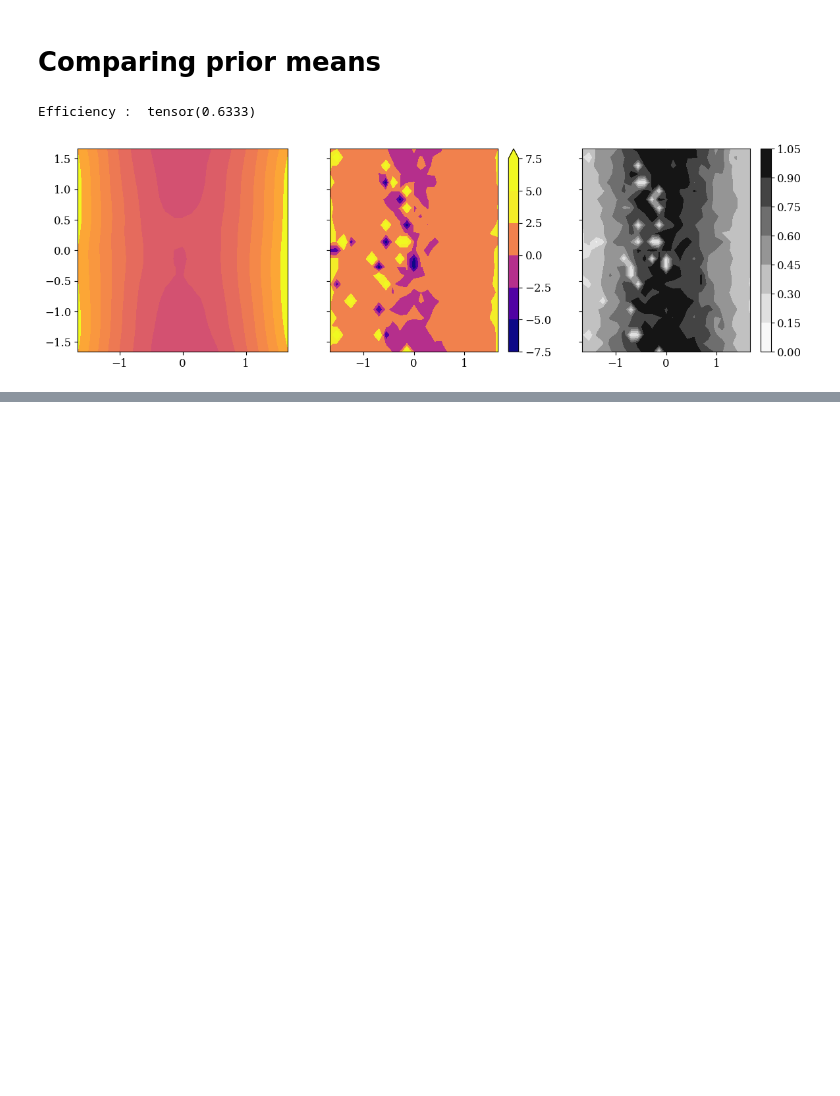
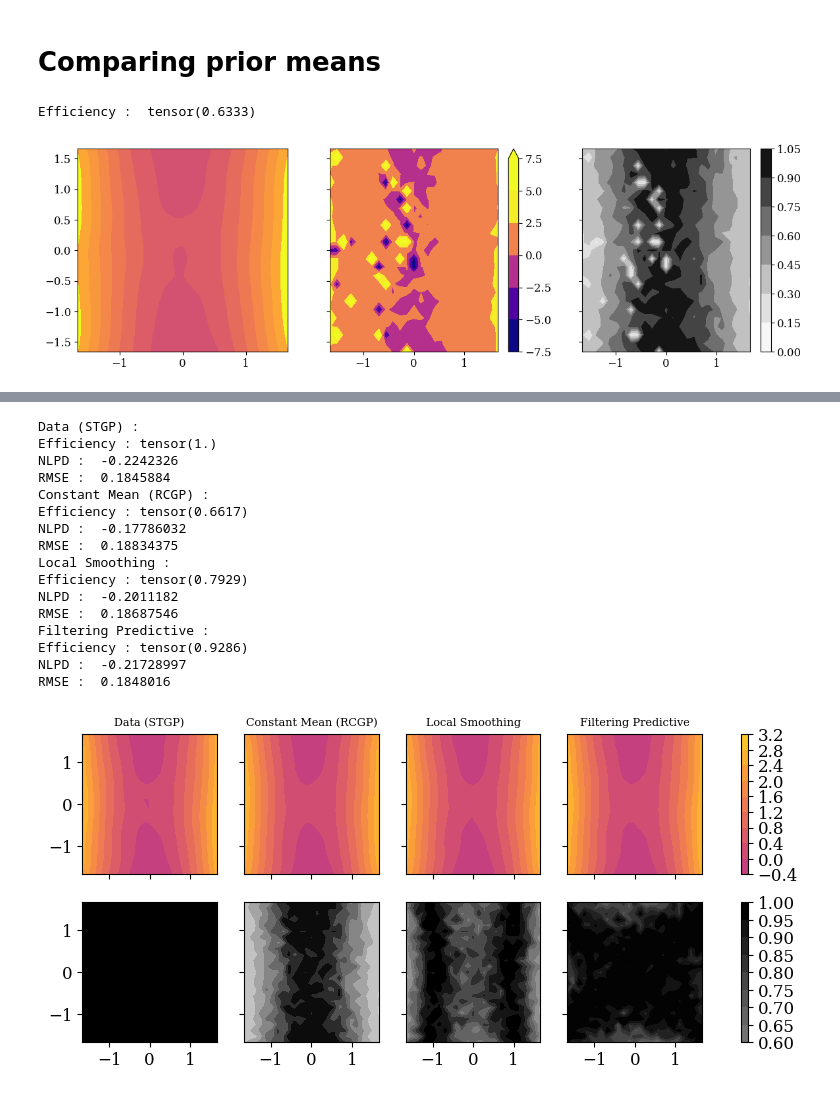
Before and after one commit to williamlaplante/ST-RCGP, a Jupyter notebook: experiments/simulated-spatio-temporal/comp-prior-means.ipynb, the cells around one changed output, grey strips where cells are left out. Cells and saved outputs as stored; diff of their text form; code cells hidden in the pictures; blank space fills up the shorter version.

```diff
--- a/experiments/simulated-spatio-temporal/comp-prior-means.ipynb
+++ b/experiments/simulated-spatio-temporal/comp-prior-means.ipynb
@@ -152,5 +165,5 @@ Efficiency :  tensor(0.6333)
 # %%
-def plot_multiple_prior_means(idx, grid, data, vmin, vmax, cmap='plasma'):
+def plot_multiple_prior_means(idx, grid, data, data_fit, vmin, vmax, cmap='plasma'):
 
     fig, axs = plt.subplots(2,4,figsize=(10,4), sharey=True, sharex=True)
 
@@ -160,9 +173,11 @@ def plot_multiple_prior_means(idx, grid, data, vmin, vmax, cmap='plasma'):
 
 
     for i, name in enumerate(["Data (STGP)", "Constant Mean (RCGP)", "Local Smoothing", "Filtering Predictive"]):
-        preds_smooth, stds_smooth, eff = get_pred_prior_mean(prior_mean=i)
+        preds_smooth, stds_smooth, eff, var_y = get_pred_prior_mean(prior_mean=i, data=data_fit)
 
         z0, z1, sigma_pred = preds_smooth[idx, :].reshape(25,25), eff[idx, :].reshape(25,25), stds_smooth[idx, :].reshape(25,25)
+
+        sigma_pred += tc.sqrt(var_y)
 
         c0=axs[0, i].contourf(x, y, z0, cmap=cmap, vmin=vmin, vmax=vmax)
         c1=axs[1, i].contourf(x, y, z1, cmap='Grays', vmin=0, vmax=0.99)
@@ -208 +213,21 @@ RMSE :  0.18558139
 [figure]
+# %%
+plot_multiple_prior_means(idx=1, grid=grids[0], data=Ys_no_outliers, data_fit=Ys_no_outliers, vmin=-4, vmax=4)
+# %% [output]
+Data (STGP) :
+Efficiency : tensor(1.)
+NLPD :  -0.2242326
+RMSE :  0.1845884
+Constant Mean (RCGP) :
+Efficiency : tensor(0.6617)
+NLPD :  -0.17786032
+RMSE :  0.18834375
+Local Smoothing :
+Efficiency : tensor(0.7929)
+NLPD :  -0.2011182
+RMSE :  0.18687546
+Filtering Predictive :
+Efficiency : tensor(0.9286)
+NLPD :  -0.21728997
+RMSE :  0.1848016
+[figure, added]
```
Also changed, not shown: parts of 8 cells of this notebook.
